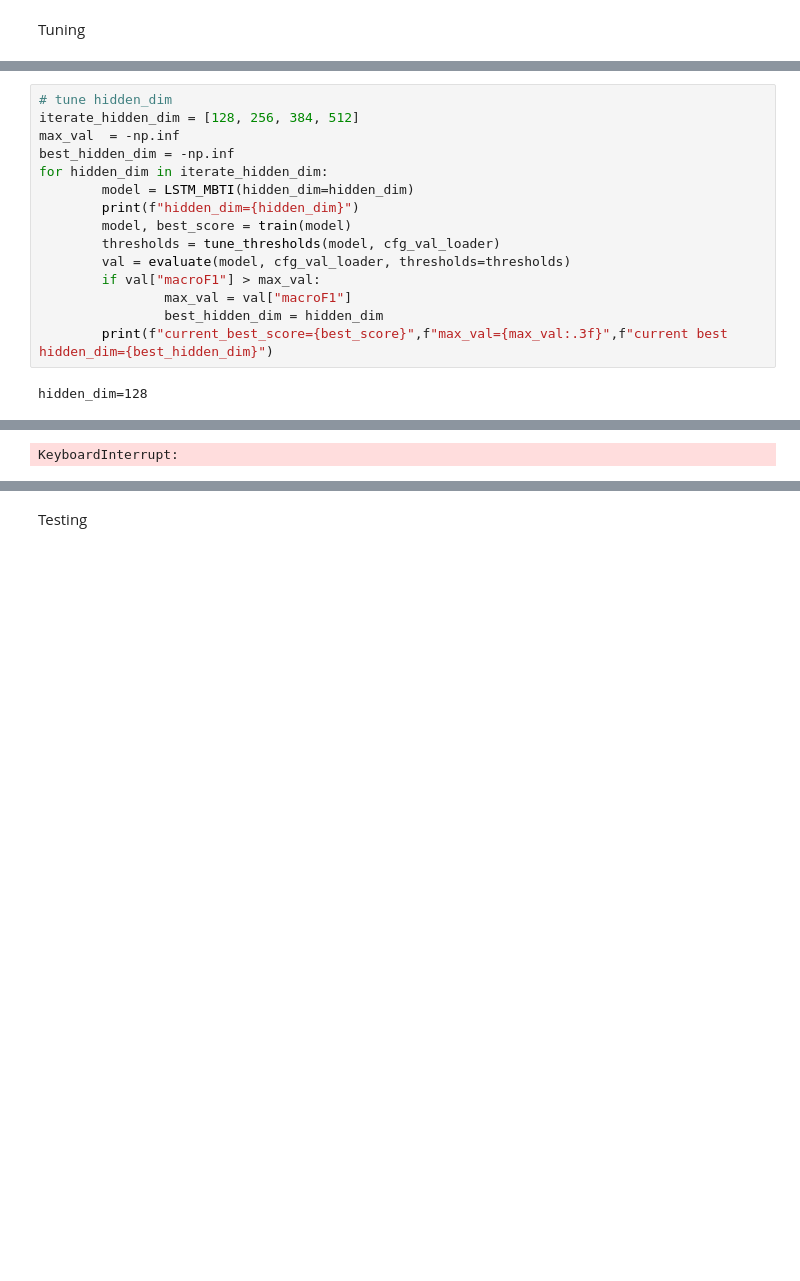
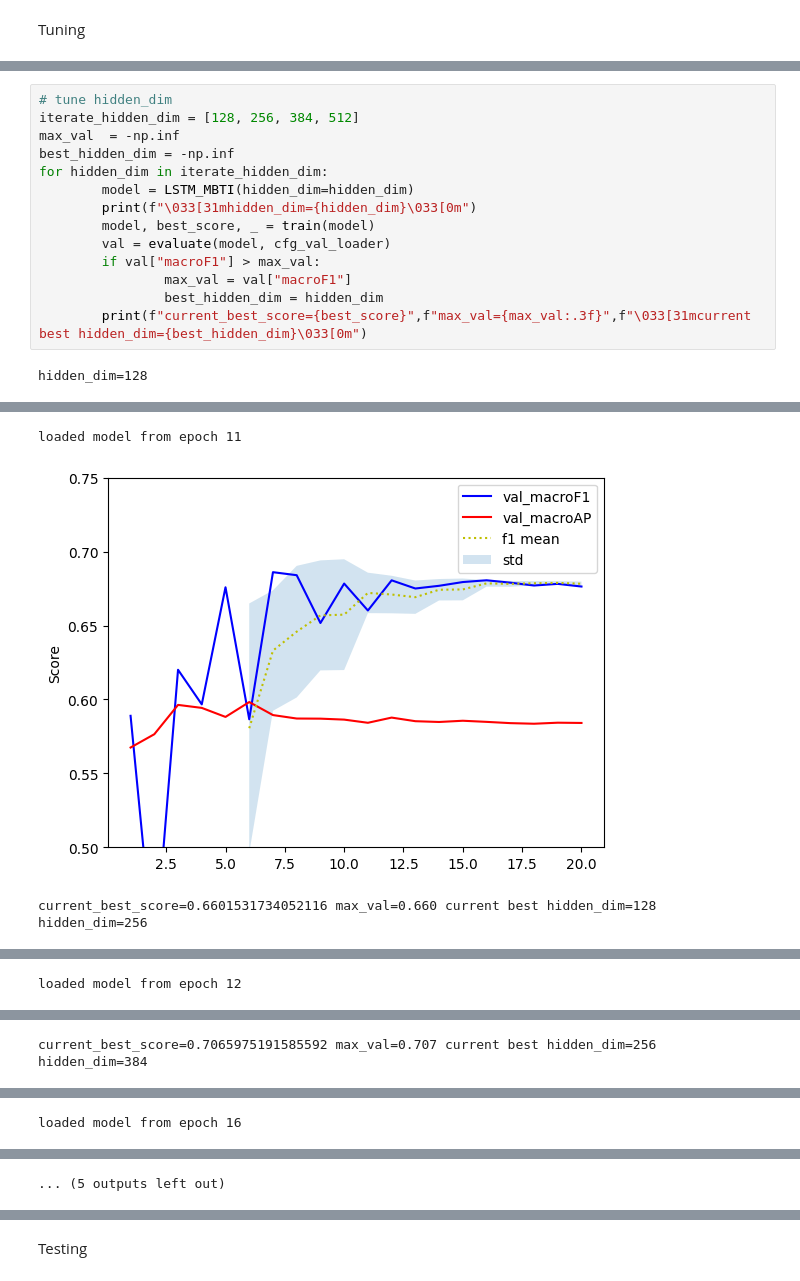
Before and after one commit to JeldrikH/ML-Project, a Jupyter notebook: training.ipynb, the cells around one changed output, grey strips where cells are left out. Saved outputs shown, nothing was run; the diff lists cells and outputs as text; blank space fills up the shorter version.

```diff
--- a/training.ipynb
+++ b/training.ipynb
@@ -699,13 +662,12 @@ max_val  = -np.inf
 best_hidden_dim = -np.inf
 for hidden_dim in iterate_hidden_dim:
         model = LSTM_MBTI(hidden_dim=hidden_dim)
-        print(f"hidden_dim={hidden_dim}")
-        model, best_score = train(model)
-        thresholds = tune_thresholds(model, cfg_val_loader)
-        val = evaluate(model, cfg_val_loader, thresholds=thresholds)
+        print(f"\033[31mhidden_dim={hidden_dim}\033[0m")
+        model, best_score, _ = train(model)
+        val = evaluate(model, cfg_val_loader)
         if val["macroF1"] > max_val:
                 max_val = val["macroF1"]
                 best_hidden_dim = hidden_dim
-        print(f"current_best_score={best_score}",f"max_val={max_val:.3f}",f"current best hidden_dim={best_hidden_dim}")
+        print(f"current_best_score={best_score}",f"max_val={max_val:.3f}",f"\033[31mcurrent best hidden_dim={best_hidden_dim}\033[0m")
 # %% [output]
 hidden_dim=128
@@ -713 +675,4 @@ hidden_dim=128
-KeyboardInterrupt:
+loaded model from epoch 11
+[figure, added]
+current_best_score=0.6601531734052116 max_val=0.660 current best hidden_dim=128
+hidden_dim=256
@@ -713,0 +680 @@ KeyboardInterrupt:
+loaded model from epoch 12
@@ -713,0 +682,2 @@ KeyboardInterrupt:
+current_best_score=0.7065975191585592 max_val=0.707 current best hidden_dim=256
+hidden_dim=384
@@ -713,0 +685 @@ KeyboardInterrupt:
+loaded model from epoch 16
@@ -714,3 +687,4 @@ KeyboardInterrupt:
+... (5 outputs left out)
 # %%
 # tune num_layers
 iterate_num_layers = [1, 2, 3]
```
Also changed, not shown: parts of 20 cells of this notebook, 2 other files.
